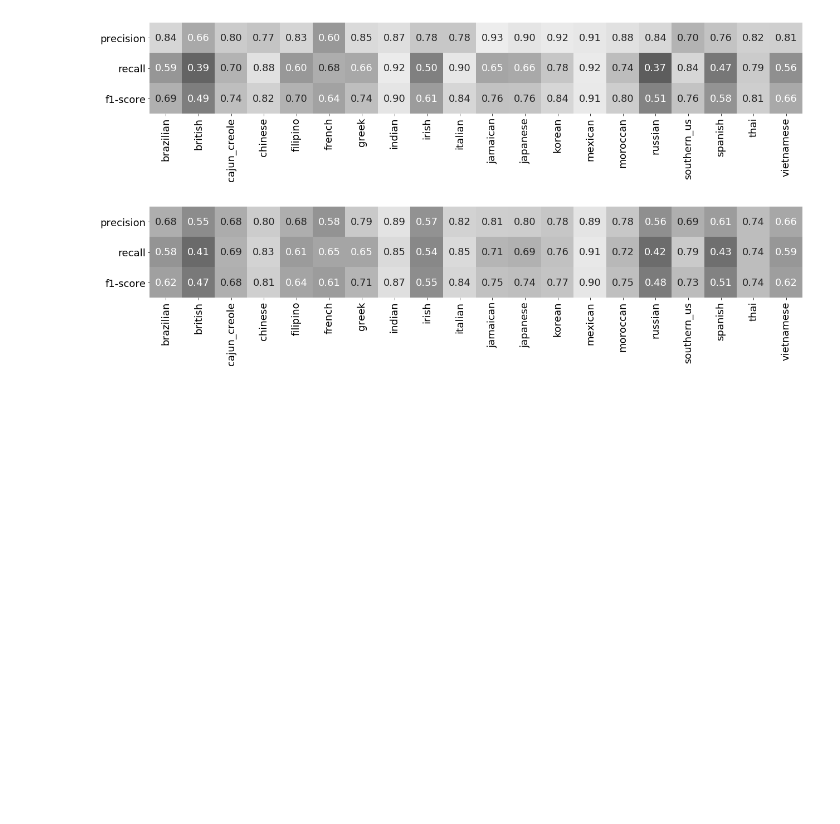
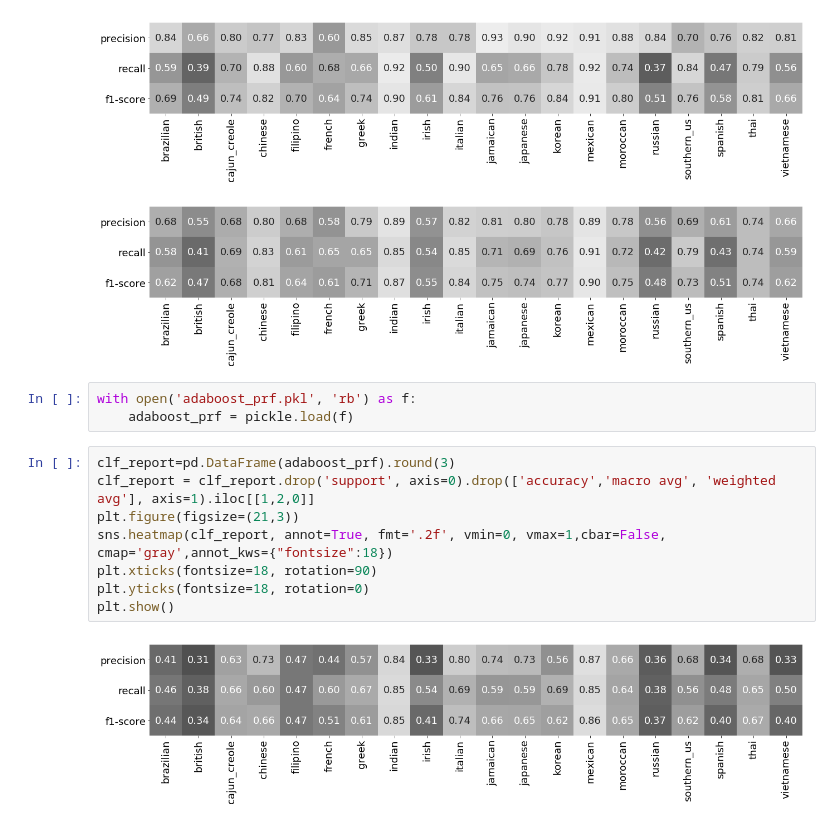
Before and after one commit to abpaudel/cuisine-classification, a Jupyter notebook: Model Evaluation.ipynb, the cells around one changed output. Drawn from its saved outputs; the diff is of its cells as text; blank space fills up the shorter version.

Commit message:
add adaboost

```diff
--- a/Model Evaluation.ipynb
+++ b/Model Evaluation.ipynb
@@ -31,3 +31,16 @@ for report in prf:
 [figure]
 [figure]
 [figure]
+# %%
+with open('adaboost_prf.pkl', 'rb') as f:
+    adaboost_prf = pickle.load(f)
+# %%
+clf_report=pd.DataFrame(adaboost_prf).round(3)
+clf_report = clf_report.drop('support', axis=0).drop(['accuracy','macro avg', 'weighted avg'], axis=1).iloc[[1,2,0]]
+plt.figure(figsize=(21,3))
+sns.heatmap(clf_report, annot=True, fmt='.2f', vmin=0, vmax=1,cbar=False, cmap='gray',annot_kws={"fontsize":18})
+plt.xticks(fontsize=18, rotation=90)
+plt.yticks(fontsize=18, rotation=0)
+plt.show()
+# %% [output]
+[figure, added]
```
Also changed, not shown: 2 other files.
